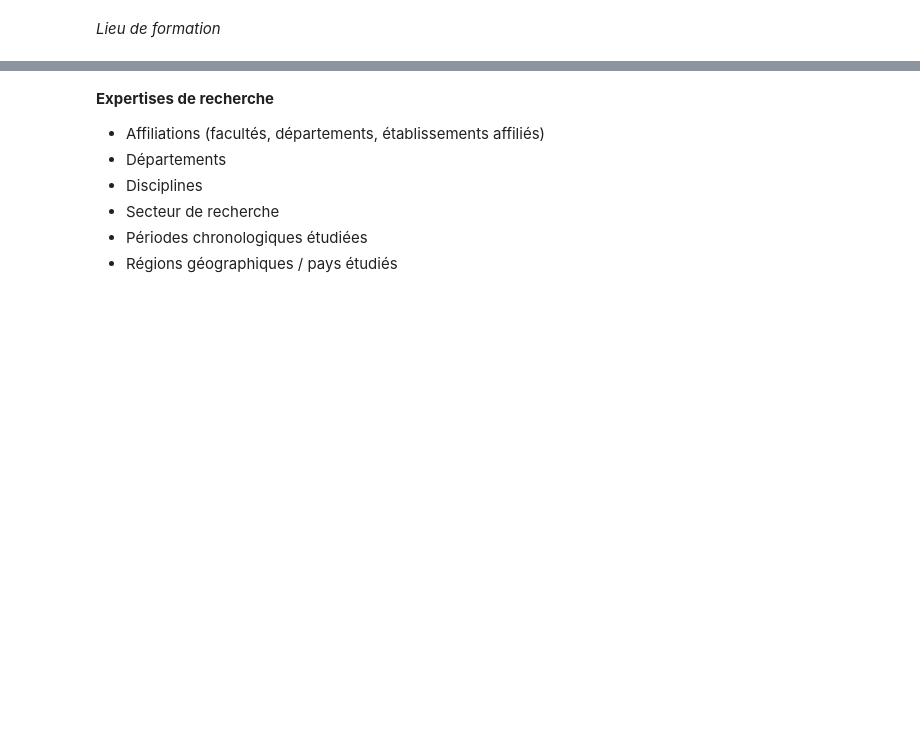
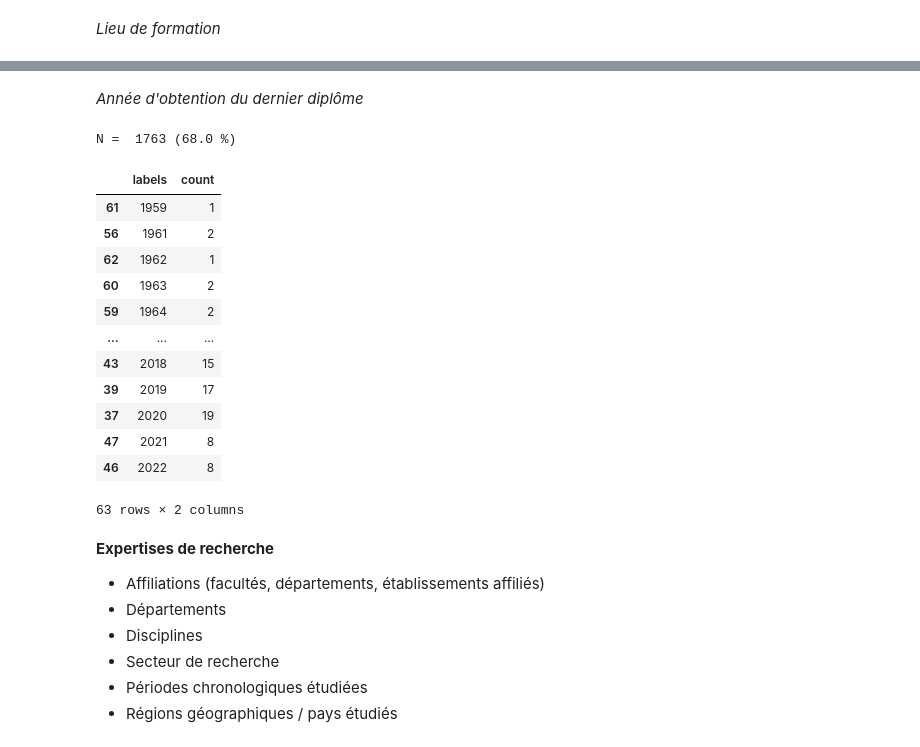
Before and after one commit to sadvr/sadvr-dashboard, a Jupyter notebook: API_SADVR_dashboard.ipynb, the cells around one changed output, grey strips where cells are left out. Drawn from its saved outputs; the diff is of its cells as text; code cells hidden in the pictures; blank space fills up the shorter version.

```diff
--- a/API_SADVR_dashboard.ipynb
+++ b/API_SADVR_dashboard.ipynb
@@ -309,0 +304,27 @@ institutionFormation
+# %% [markdown]
+*Année d'obtention du dernier diplôme*
+# %%
+# D'abord filtrer pour ne conserver que le dernier diplôme obtenu
+anneeDiplome = demographics.sort_values(['idsadvr', 'formations.annee'], ascending=[True, False])
+anneeDiplome = anneeDiplome[['idsadvr', 'sexe', 'affiliations.fonction.nom', 'formations.annee']].dropna(subset='formations.annee')
+anneeDiplome = anneeDiplome.drop_duplicates(subset=['idsadvr', 'formations.annee'])
+
+print('N = ', len(anneeDiplome), f'({round((len(anneeDiplome) / nbProfs), 2) * 100} %)')
+anneeDiplome = pd.DataFrame(plotVariable(anneeDiplome, 'formations.annee'))
+anneeDiplome = anneeDiplome.sort_values(by='labels', ascending=True)
+anneeDiplome
+# %% [output]
+N =  1763 (68.0 %)
+|  | labels | count |
+| 61 | 1959 | 1 |
+| 56 | 1961 | 2 |
+| 62 | 1962 | 1 |
+| 60 | 1963 | 2 |
+| 59 | 1964 | 2 |
+| ... | ... | ... |
+| 43 | 2018 | 15 |
+| 39 | 2019 | 17 |
+| 37 | 2020 | 19 |
+| 47 | 2021 | 8 |
+| 46 | 2022 | 8 |
+63 rows × 2 columns
```
Also changed, not shown: parts of 10 cells of this notebook, 1 other file.
